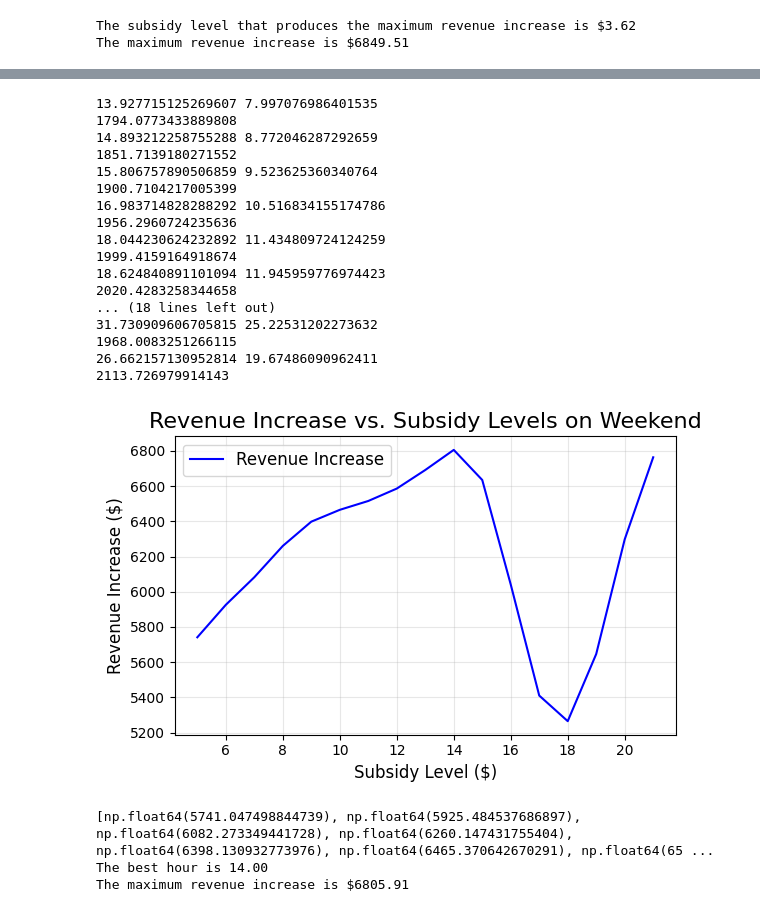
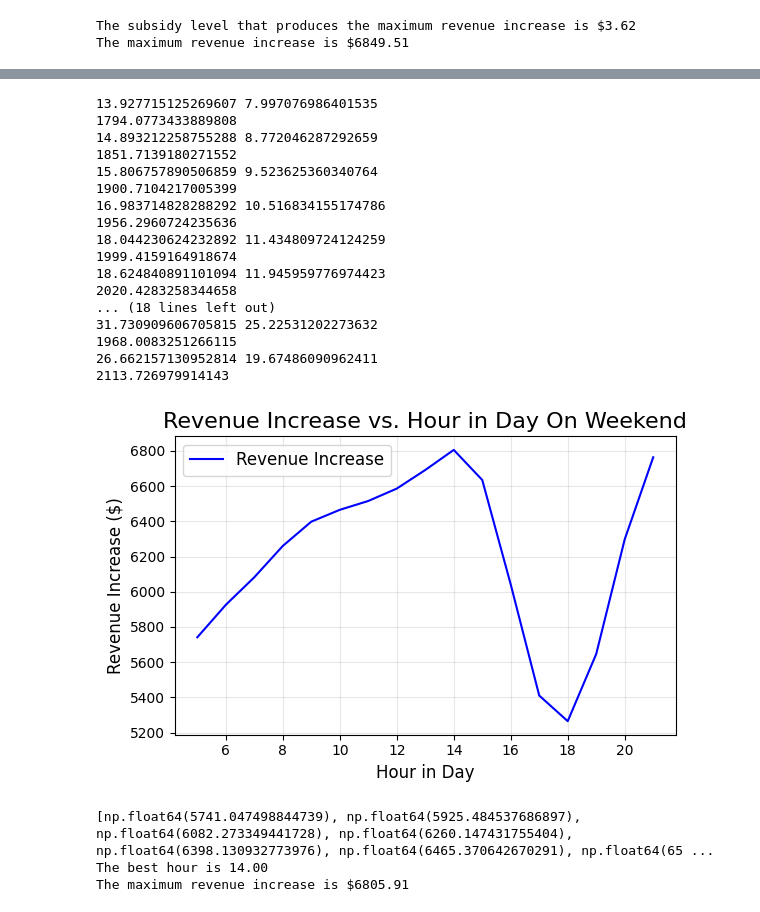
Before and after one commit to helenawsu/ieor174_final_project, a Jupyter notebook: analysis.ipynb, the cells around one changed output, grey strips where cells are left out. Saved outputs shown, nothing was run; the diff lists cells and outputs as text; code cells hidden in the pictures.

Commit message:
finished results graph

```diff
--- a/analysis.ipynb
+++ b/analysis.ipynb
@@ -230,7 +230,7 @@ for hour_of_day in hours_of_day:
     neighborhoods['cost_uber_all'] = ua.get_cost(hour_of_day, is_weekday)
     # neighborhoods['cost_bart_uber'] = ub.get_cost() - subsidy
     neighborhoods['cost_bart_uber_no_subsidy'] = ub.get_cost()
-    neighborhoods['cost_drive'] = Drive(time_to_money_conversion, inconvenience_fee, neighborhoods['distance_to_berryessa_miles']).get_cost(hour_of_day, is_weekday)
+    neighborhoods['cost_drive'] = Drive(time_to_money_conversion, inconvenience_fee).get_cost(hour_of_day, is_weekday)
 
     beta = 0.3 # emperically chosen it produces a reasonable logistic function
     exp_bart_uber_no_subsidy = np.exp(-beta * neighborhoods['cost_bart_uber_no_subsidy'])
@@ -269,8 +269,8 @@ for hour_of_day in hours_of_day:
 # Plot the results
 plt.figure(figsize=(6, 4))
 plt.plot(hours_of_day, revenue_increases, label="Revenue Increase", color="blue")
-plt.title("Revenue Increase vs. Subsidy Levels on Weekday", fontsize=16)
-plt.xlabel("Subsidy Level ($)", fontsize=12)
+plt.title("Revenue Increase vs. Hour in Day on Weekdays", fontsize=16)
+plt.xlabel("Hour in Day", fontsize=12)
 plt.ylabel("Revenue Increase ($)", fontsize=12)
 plt.grid(alpha=0.3)
 plt.legend(fontsize=12)
@@ -343,7 +343,7 @@ for hour_of_day in hours_of_day:
     neighborhoods['cost_uber_all'] = ua.get_cost(hour_of_day, is_weekday)
     # neighborhoods['cost_bart_uber'] = ub.get_cost() - subsidy
     neighborhoods['cost_bart_uber_no_subsidy'] = ub.get_cost()
-    neighborhoods['cost_drive'] = Drive(time_to_money_conversion, inconvenience_fee, neighborhoods['distance_to_berryessa_miles']).get_cost(hour_of_day, is_weekday)
+    neighborhoods['cost_drive'] = Drive(time_to_money_conversion, inconvenience_fee).get_cost(hour_of_day, is_weekday)
 
     beta = 0.3 # emperically chosen it produces a reasonable logistic function
     exp_bart_uber_no_subsidy = np.exp(-beta * neighborhoods['cost_bart_uber_no_subsidy'])
@@ -382,39 +382,39 @@ for hour_of_day in hours_of_day:
 # Plot the results
 plt.figure(figsize=(6, 4))
 plt.plot(hours_of_day, revenue_increases, label="Revenue Increase", color="blue")
-plt.title("Revenue Increase vs. Subsidy Levels on Weekend", fontsize=16)
-plt.xlabel("Subsidy Level ($)", fontsize=12)
+plt.title("Revenue Increase vs. Hour in Day On Weekend", fontsize=16)
+plt.xlabel("Hour in Day", fontsize=12)
 plt.ylabel("Revenue Increase ($)", fontsize=12)
 plt.grid(alpha=0.3)
 plt.legend(fontsize=12)
 plt.tight_layout()
 
 plt.show()
 max_revenue_increase = max(revenue_increases)
 optimal_subsidy = hours_of_day[np.argmax(revenue_increases)]
 print(revenue_increases)
 # Print the results
 print(f"The best hour is {optimal_subsidy:.2f}")
 print(f"The maximum revenue increase is ${max_revenue_increase:.2f}")
 # %% [output]
 13.927715125269607 7.997076986401535
 1794.0773433889808
 14.893212258755288 8.772046287292659
 1851.7139180271552
 15.806757890506859 9.523625360340764
 1900.7104217005399
 16.983714828288292 10.516834155174786
 1956.2960724235636
 18.044230624232892 11.434809724124259
 1999.4159164918674
 18.624840891101094 11.945959776974423
 2020.4283258344658
 ... (18 lines left out)
 31.730909606705815 25.22531202273632
 1968.0083251266115
 26.662157130952814 19.67486090962411
 2113.726979914143
-[figure, old version]
+[figure, new version]
 [np.float64(5741.047498844739), np.float64(5925.484537686897), np.float64(6082.273349441728), np.float64(6260.147431755404), np.float64(6398.130932773976), np.float64(6465.370642670291), np.float64(65 ...
 The best hour is 14.00
 The maximum revenue increase is $6805.91
```
Also changed, not shown: parts of 3 cells of this notebook.
